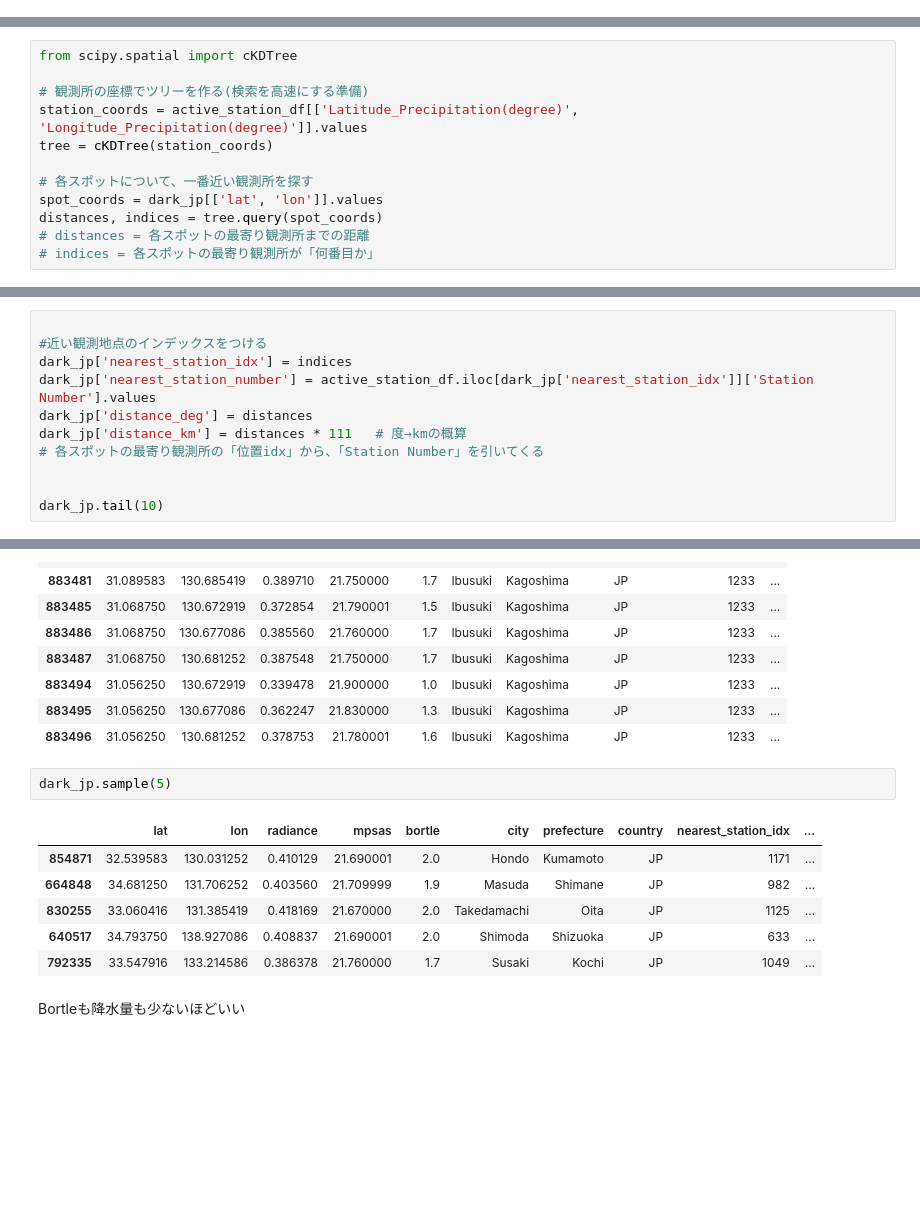
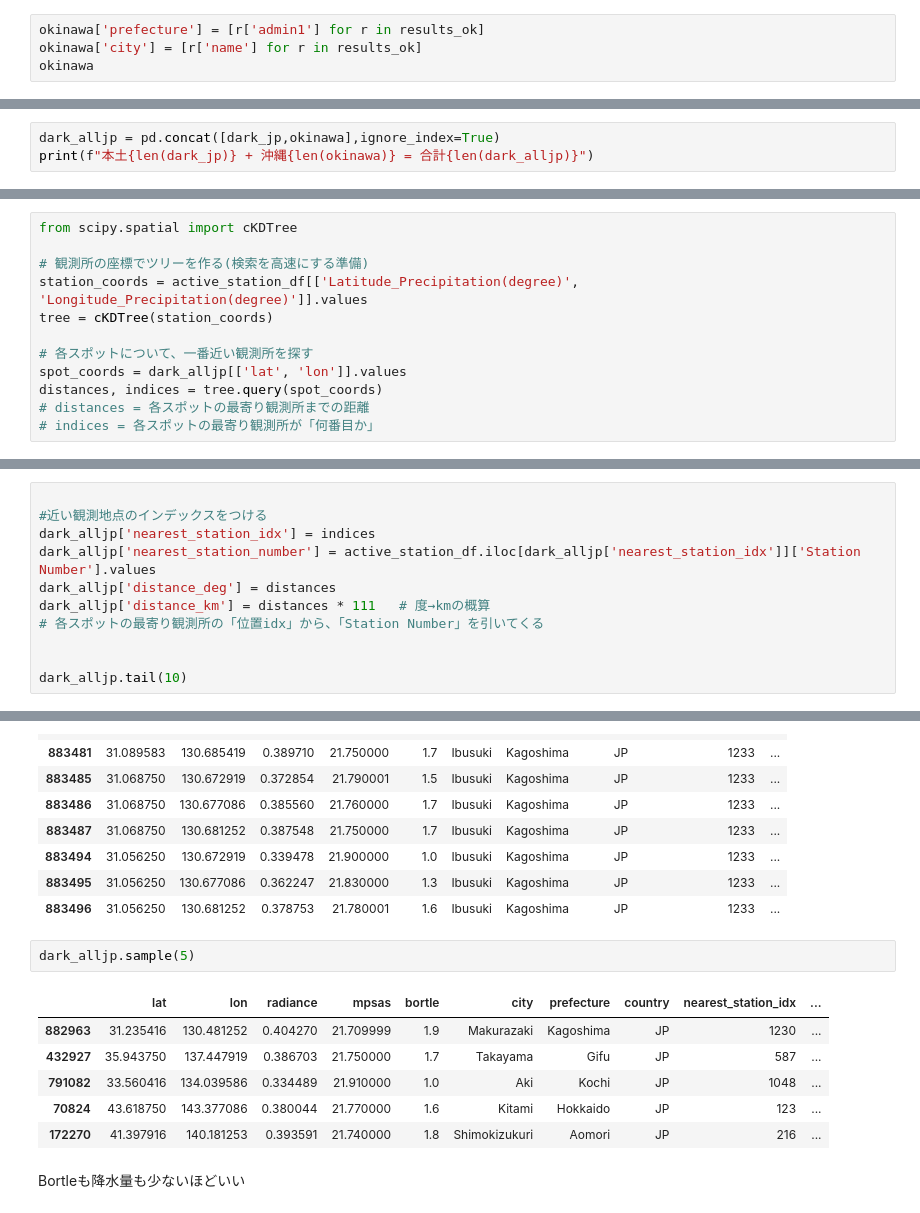
Before and after one commit to kanonyonezu/Mapping-Unseen, a Jupyter notebook: explore.ipynb, the cells around one changed output, grey strips where cells are left out. Drawn from its saved outputs; the diff is of its cells as text; blank space fills up the shorter version.

```diff
--- a/explore.ipynb
+++ b/explore.ipynb
@@ -98,0 +302,4 @@ array(['Heilongjiang Sheng', 'Primorskiy', 'Hokkaido', 'Jilin Sheng',
+# %%
+okinawa['prefecture'] = [r['admin1'] for r in results_ok]
+okinawa['city'] = [r['name'] for r in results_ok]
+okinawa
@@ -161,3 +386,6 @@ dark_jp.head()
 | 1441 | 45.493750 | 141.868753 | 0.399477 | 21.719999 | 1.9 | Makubetsu | Hokkaido | JP |
 | 1547 | 45.489583 | 141.868753 | 0.386844 | 21.750000 | 1.7 | Makubetsu | Hokkaido | JP |
 | 1642 | 45.485416 | 141.868753 | 0.367310 | 21.809999 | 1.4 | Makubetsu | Hokkaido | JP |
+# %%
+dark_alljp = pd.concat([dark_jp,okinawa],ignore_index=True)
+print(f"本土{len(dark_jp)} + 沖縄{len(okinawa)} = 合計{len(dark_alljp)}")
@@ -674,7 +904,7 @@ station_coords = active_station_df[['Latitude_Precipitation(degree)', 'Longitude
 tree = cKDTree(station_coords)
 
 # 各スポットについて、一番近い観測所を探す
-spot_coords = dark_jp[['lat', 'lon']].values
+spot_coords = dark_alljp[['lat', 'lon']].values
 distances, indices = tree.query(spot_coords)
 # distances = 各スポットの最寄り観測所までの距離
 # indices = 各スポットの最寄り観測所が「何番目か」
@@ -691,14 +921,14 @@ distances, indices
 # %%
 
 #近い観測地点のインデックスをつける
-dark_jp['nearest_station_idx'] = indices
-dark_jp['nearest_station_number'] = active_station_df.iloc[dark_jp['nearest_station_idx']]['Station Number'].values
-dark_jp['distance_deg'] = distances
-dark_jp['distance_km'] = distances * 111   # 度→kmの概算
+dark_alljp['nearest_station_idx'] = indices
+dark_alljp['nearest_station_number'] = active_station_df.iloc[dark_alljp['nearest_station_idx']]['Station Number'].values
+dark_alljp['distance_deg'] = distances
+dark_alljp['distance_km'] = distances * 111   # 度→kmの概算
 # 各スポットの最寄り観測所の「位置idx」から、「Station Number」を引いてくる
 
 
-dark_jp.tail(10)
+dark_alljp.tail(10)
 # %% [output]
 |  | lat | lon | radiance | mpsas | bortle | city | prefecture | country | nearest_station_idx | ... |
 | 883470 | 31.102083 | 130.697919 | 0.365766 | 21.820000 | 1.4 | Ibusuki | Kagoshima | JP | 1233 | ... |
@@ -712,14 +942,14 @@ dark_jp.tail(10)
 | 883495 | 31.056250 | 130.677086 | 0.362247 | 21.830000 | 1.3 | Ibusuki | Kagoshima | JP | 1233 | ... |
 | 883496 | 31.056250 | 130.681252 | 0.378753 | 21.780001 | 1.6 | Ibusuki | Kagoshima | JP | 1233 | ... |
 # %%
-dark_jp.sample(5)
+dark_alljp.sample(5)
 # %% [output]
 |  | lat | lon | radiance | mpsas | bortle | city | prefecture | country | nearest_station_idx | ... |
-| 854871 | 32.539583 | 130.031252 | 0.410129 | 21.690001 | 2.0 | Hondo | Kumamoto | JP | 1171 | ... |
-| 664848 | 34.681250 | 131.706252 | 0.403560 | 21.709999 | 1.9 | Masuda | Shimane | JP | 982 | ... |
-| 830255 | 33.060416 | 131.385419 | 0.418169 | 21.670000 | 2.0 | Takedamachi | Oita | JP | 1125 | ... |
-| 640517 | 34.793750 | 138.927086 | 0.408837 | 21.690001 | 2.0 | Shimoda | Shizuoka | JP | 633 | ... |
-| 792335 | 33.547916 | 133.214586 | 0.386378 | 21.760000 | 1.7 | Susaki | Kochi | JP | 1049 | ... |
+| 882963 | 31.235416 | 130.481252 | 0.404270 | 21.709999 | 1.9 | Makurazaki | Kagoshima | JP | 1230 | ... |
+| 432927 | 35.943750 | 137.447919 | 0.386703 | 21.750000 | 1.7 | Takayama | Gifu | JP | 587 | ... |
+| 791082 | 33.560416 | 134.039586 | 0.334489 | 21.910000 | 1.0 | Aki | Kochi | JP | 1048 | ... |
+| 70824 | 43.618750 | 143.377086 | 0.380044 | 21.770000 | 1.6 | Kitami | Hokkaido | JP | 123 | ... |
+| 172270 | 41.397916 | 140.181253 | 0.393591 | 21.740000 | 1.8 | Shimokizukuri | Aomori | JP | 216 | ... |
 # %% [markdown]
 Bortleも降水量も少ないほどいい
 # %%
```
Also changed, not shown: parts of 33 cells of this notebook, 1 other file.
